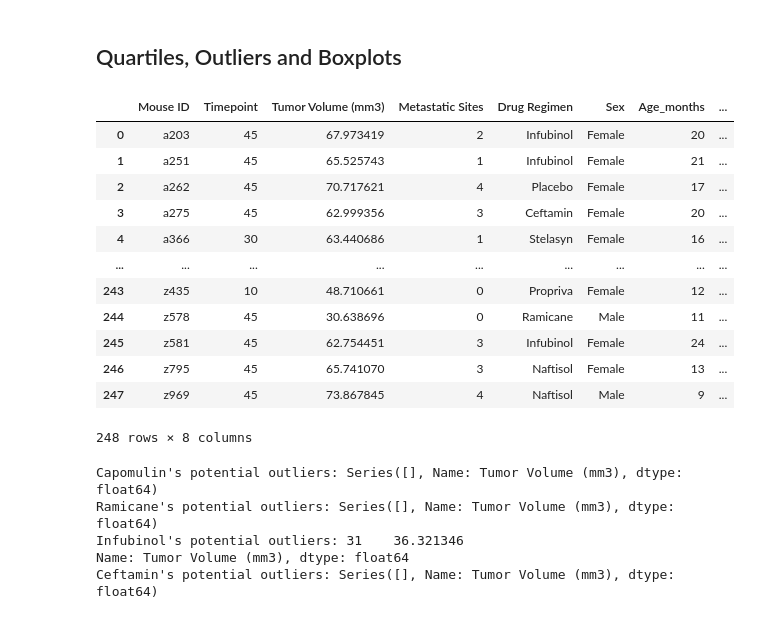
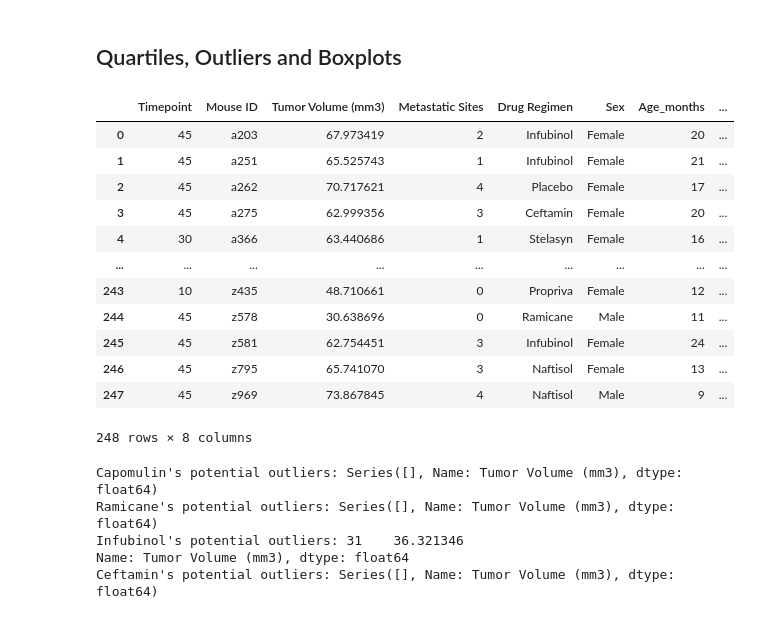
Before and after one commit to christian-a-smith/module-5-challenge, a Jupyter notebook: Starter_Code/Pymaceuticals/Christian-Smith-code.ipynb, the cells around one changed output. Saved outputs shown, nothing was run; the diff lists cells and outputs as text; code cells hidden in the pictures.

```diff
--- a/Starter_Code/Pymaceuticals/Christian-Smith-code.ipynb
+++ b/Starter_Code/Pymaceuticals/Christian-Smith-code.ipynb
@@ -172,26 +172,25 @@ Text(0, 0.5, 'Sex')
 # %%
 # Calculate the final tumor volume of each mouse across four of the treatment regimens:
 # Capomulin, Ramicane, Infubinol, and Ceftamin
 
 # Start by getting the last (greatest) timepoint for each mouse
 last_timepoint = clean_df.groupby(["Mouse ID"])["Timepoint"].max()
-last_timepoint = last_timepoint.reset_index()
 # Merge this group df with the original DataFrame to get the tumor volume at the last timepoint
-merged_df = last_timepoint.merge(clean_df, on=["Timepoint","Mouse ID"], how="inner")
+merged_df = pd.merge(last_timepoint, clean_df, on=["Timepoint","Mouse ID"], how="inner")
 merged_df
 # %% [output]
-|  | Mouse ID | Timepoint | Tumor Volume (mm3) | Metastatic Sites | Drug Regimen | Sex | Age_months | ... |
-| 0 | a203 | 45 | 67.973419 | 2 | Infubinol | Female | 20 | ... |
-| 1 | a251 | 45 | 65.525743 | 1 | Infubinol | Female | 21 | ... |
-| 2 | a262 | 45 | 70.717621 | 4 | Placebo | Female | 17 | ... |
-| 3 | a275 | 45 | 62.999356 | 3 | Ceftamin | Female | 20 | ... |
-| 4 | a366 | 30 | 63.440686 | 1 | Stelasyn | Female | 16 | ... |
+|  | Timepoint | Mouse ID | Tumor Volume (mm3) | Metastatic Sites | Drug Regimen | Sex | Age_months | ... |
+| 0 | 45 | a203 | 67.973419 | 2 | Infubinol | Female | 20 | ... |
+| 1 | 45 | a251 | 65.525743 | 1 | Infubinol | Female | 21 | ... |
+| 2 | 45 | a262 | 70.717621 | 4 | Placebo | Female | 17 | ... |
+| 3 | 45 | a275 | 62.999356 | 3 | Ceftamin | Female | 20 | ... |
+| 4 | 30 | a366 | 63.440686 | 1 | Stelasyn | Female | 16 | ... |
 | ... | ... | ... | ... | ... | ... | ... | ... | ... |
-| 243 | z435 | 10 | 48.710661 | 0 | Propriva | Female | 12 | ... |
-| 244 | z578 | 45 | 30.638696 | 0 | Ramicane | Male | 11 | ... |
-| 245 | z581 | 45 | 62.754451 | 3 | Infubinol | Female | 24 | ... |
-| 246 | z795 | 45 | 65.741070 | 3 | Naftisol | Female | 13 | ... |
-| 247 | z969 | 45 | 73.867845 | 4 | Naftisol | Male | 9 | ... |
+| 243 | 10 | z435 | 48.710661 | 0 | Propriva | Female | 12 | ... |
+| 244 | 45 | z578 | 30.638696 | 0 | Ramicane | Male | 11 | ... |
+| 245 | 45 | z581 | 62.754451 | 3 | Infubinol | Female | 24 | ... |
+| 246 | 45 | z795 | 65.741070 | 3 | Naftisol | Female | 13 | ... |
+| 247 | 45 | z969 | 73.867845 | 4 | Naftisol | Male | 9 | ... |
 248 rows × 8 columns
 # %%
 # Put treatments into a list for for loop (and later for plot labels)
```
Also changed, not shown: parts of 3 cells of this notebook, 3 other files.
